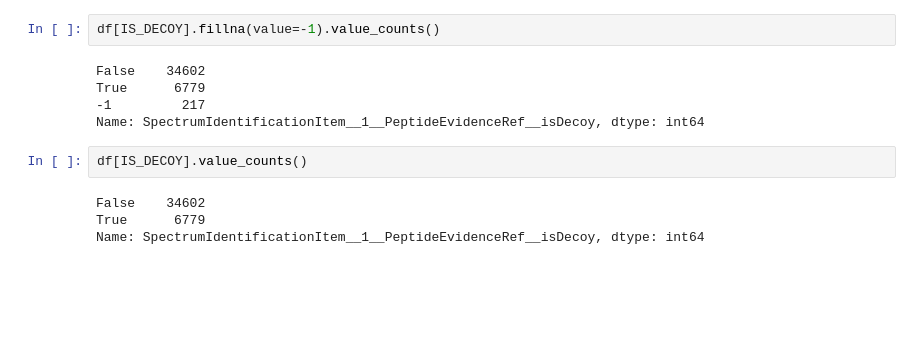
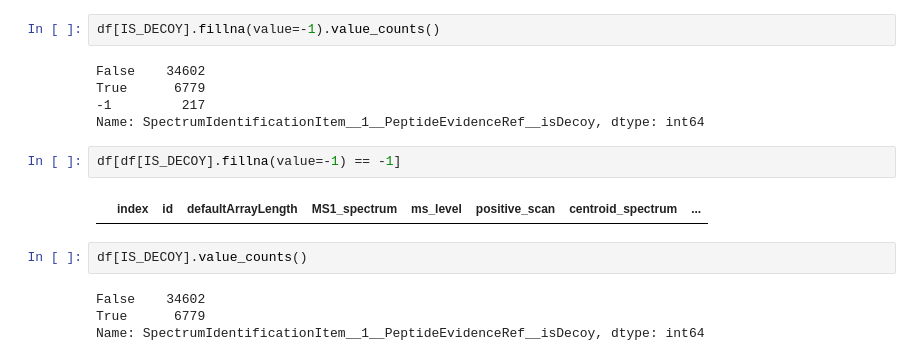
Before and after one commit to Miroka96/mmdenovo, a Jupyter notebook: notebooks/210311 Prototyping Data Filtering.ipynb, the cells around one changed output. Cells and saved outputs as stored; diff of their text form; blank space fills up the shorter version.

```diff
--- a/notebooks/210311 Prototyping Data Filtering.ipynb
+++ b/notebooks/210311 Prototyping Data Filtering.ipynb
@@ -150,6 +155,10 @@ False    34602
 True      6779
 -1         217
 Name: SpectrumIdentificationItem__1__PeptideEvidenceRef__isDecoy, dtype: int64
+# %%
+df[df[IS_DECOY].fillna(value=-1) == -1]
+# %% [output]
+|  | index | id | defaultArrayLength | MS1_spectrum | ms_level | positive_scan | centroid_spectrum | ... |
 # %%
 df[IS_DECOY].value_counts()
 # %% [output]
```
Also changed, not shown: parts of 23 cells of this notebook.
